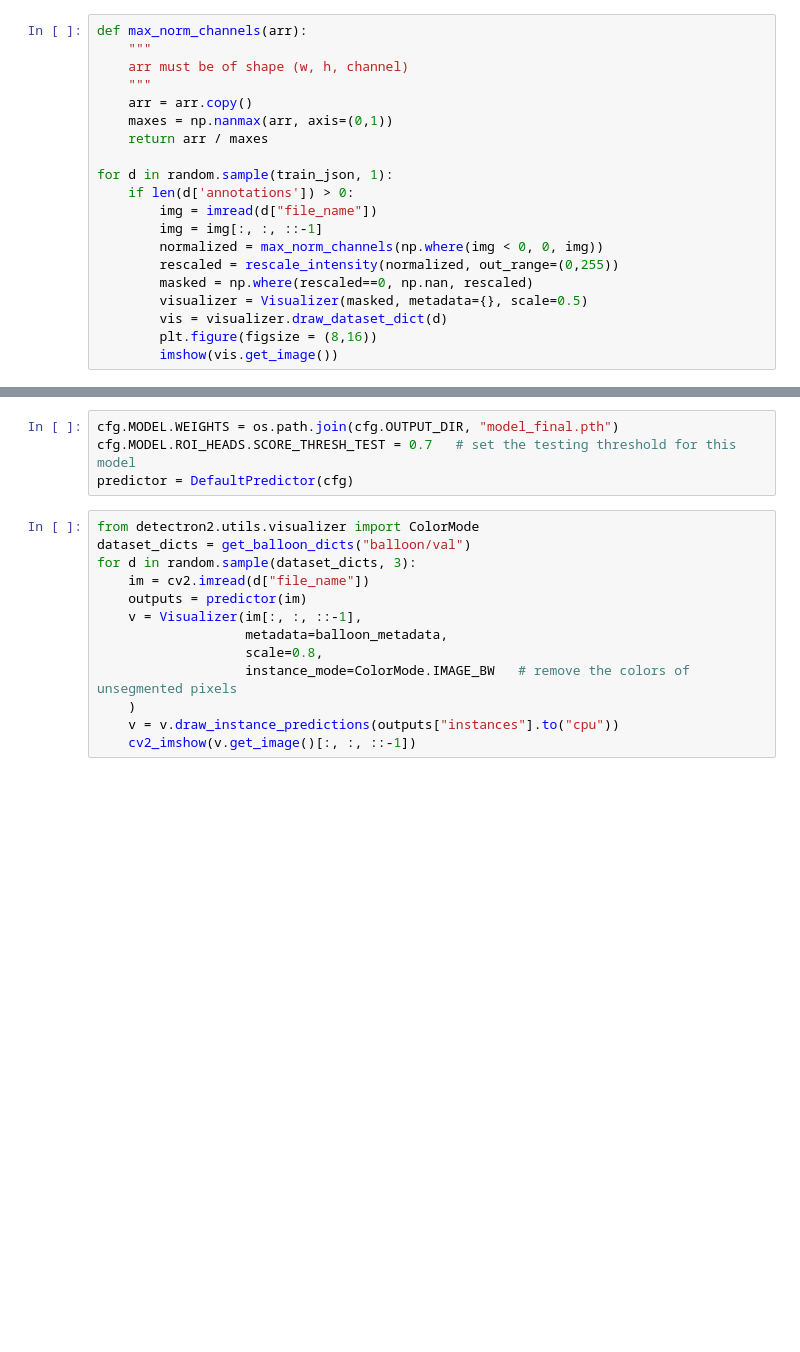
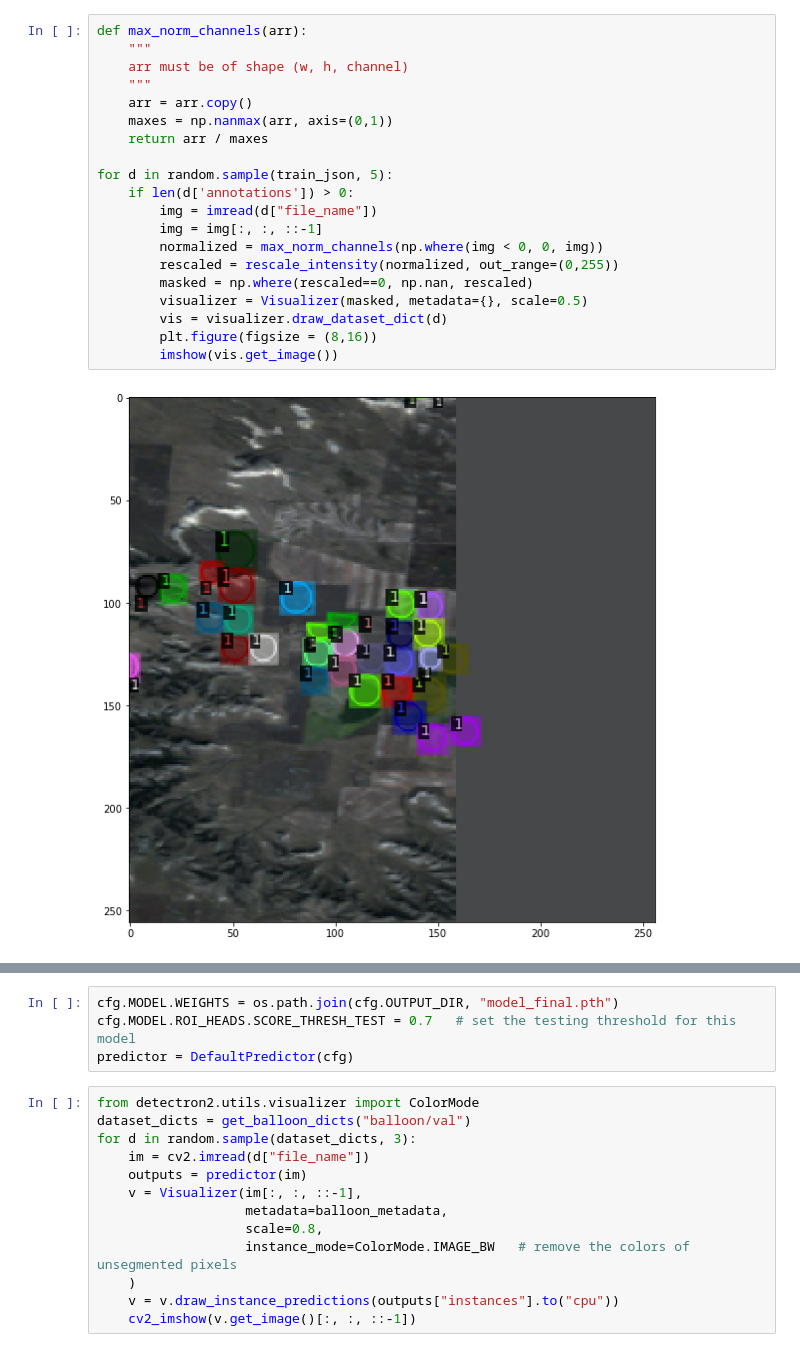
Before and after one commit to ecohydro/Mask_RCNN, a Jupyter notebook: notebooks/model_training.ipynb, the cells around one changed output, grey strips where cells are left out. Cells and saved outputs as stored; diff of their text form; blank space fills up the shorter version.

```diff
--- a/notebooks/model_training.ipynb
+++ b/notebooks/model_training.ipynb
@@ -63,20 +75,22 @@ trainer.train()
 # %%
 def max_norm_channels(arr):
     """
     arr must be of shape (w, h, channel)
     """
     arr = arr.copy()
     maxes = np.nanmax(arr, axis=(0,1))
     return arr / maxes
 
-for d in random.sample(train_json, 1):
+for d in random.sample(train_json, 5):
     if len(d['annotations']) > 0:
         img = imread(d["file_name"])
         img = img[:, :, ::-1]
         normalized = max_norm_channels(np.where(img < 0, 0, img))
         rescaled = rescale_intensity(normalized, out_range=(0,255))
         masked = np.where(rescaled==0, np.nan, rescaled)
         visualizer = Visualizer(masked, metadata={}, scale=0.5)
         vis = visualizer.draw_dataset_dict(d)
         plt.figure(figsize = (8,16))
         imshow(vis.get_image())
+# %% [output]
+[figure, added]
```
Also changed, not shown: parts of 7 cells of this notebook, 3 other files.
